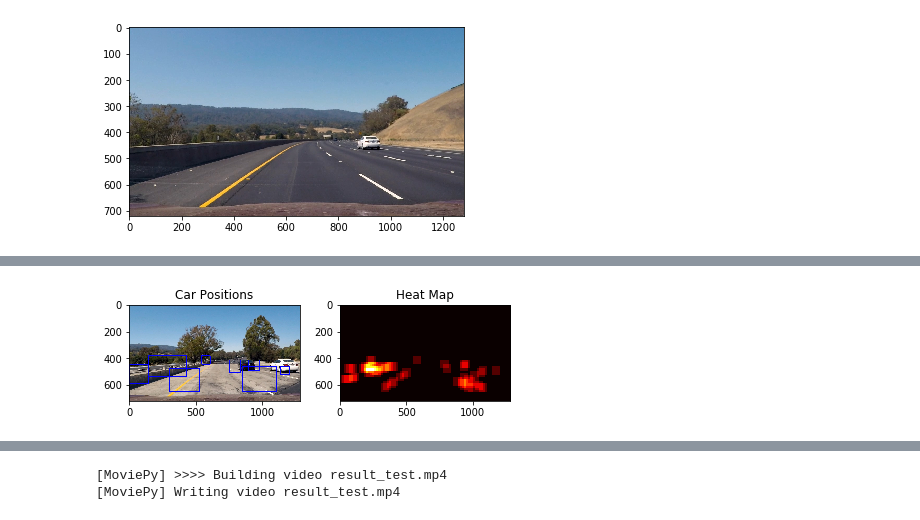
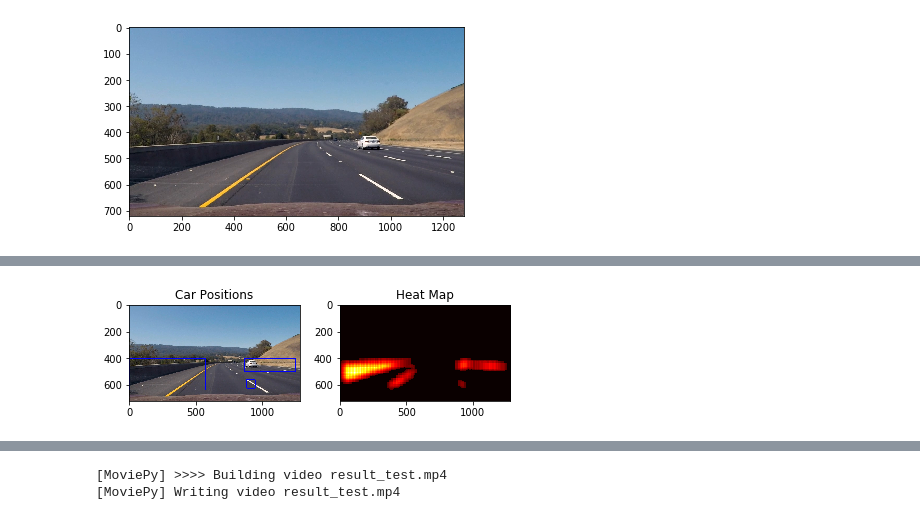
Before and after one commit to tiandiao123/Vehicle-Detection, a Jupyter notebook: Vehicle Detection.ipynb, the cells around one changed output, grey strips where cells are left out. Saved outputs shown, nothing was run; the diff lists cells and outputs as text; code cells hidden in the pictures.

```diff
--- a/Vehicle Detection.ipynb
+++ b/Vehicle Detection.ipynb
@@ -220,10 +220,10 @@ Test Accuracy of SVC =  0.9679
 # Define a function you will pass an image
 # and the list of windows to be searched (output of slide_windows())
 def search_windows(img, windows, clf, scaler, color_space='RGB',
-                    spatial_size=(32, 32), hist_bins=32,
+                    spatial_size=(16, 16), hist_bins=32,
                     hist_range=(0, 256), orient=9,
                     pix_per_cell=8, cell_per_block=2,
-                    hog_channel=0, spatial_feat=True,
+                    hog_channel='ALL', spatial_feat=True,
                     hist_feat=True, hog_feat=True):
 
     #1) Create an empty list to receive positive detection windows
@@ -258,13 +258,13 @@ def convert_color(img, conv='RGB2YCrCb'):
     if conv == 'RGB2LUV':
         return cv2.cvtColor(img, cv2.COLOR_RGB2LUV)
 # %%
-color_space = 'RGB'
-spatial_size = (32,32)
+color_space = 'HLS'
+spatial_size = (16,16)
 hist_bins = 32
 orient = 9
 pix_per_cell = 8
 cell_per_block = 2
-hog_channel = 0
+hog_channel = 'ALL'
 spatial_feat = True
 hist_feat = True
 hog_feat = True
@@ -277,10 +277,10 @@ def get_rectangle_cars(image):
     X_start_stop =[[None,None],[None,None],[None,None],[None,None]]
     #w0,w1,w2,w3 = 240,180,120,70
     #o0,o1,o2,o3 = 0.75,0.75,0.75,0.75
-    XY_window = [(64,64)]
-    XY_overlap = [(0.75,0.75)]
+    XY_window = [(70,70),[120,120],[64,64]]
+    XY_overlap = [(0.7,0.7),(0.7,0.7),(0.75,0.75)]
     #yi0,yi1,yi2,yi3 = 380,380,395,405
-    Y_start_stop =[[380,655]]
+    Y_start_stop =[[400,655],[400,655],[400,655]]
 
 
 
@@ -309,3 +307,6 @@ hot_windows,all_windows=get_rectangle_cars(test_image)
+# %%
+image_copy=np.copy(test_image)
+hot_windows,all_windows=get_rectangle_cars(image_copy)
 # %%
 draw_image = np.copy(test_image)
 window_img = draw_boxes(draw_image, hot_windows, color=(0, 0, 1), thick=4)
@@ -346,29 +347,29 @@ def draw_labeled_bboxes(img, labels):
     return img
 # %%
 from scipy.ndimage.measurements import label
-image = mpimg.imread('test_images/test1.jpg')
+image = mpimg.imread('test_images/test3.jpg')
 heat = np.zeros_like(image[:,:,0]).astype(np.float)
 box_list=hot_windows
 heat = add_heat(heat,box_list)
-heat = add_heat(heat,box_list)
+#heat = add_heat(heat,box_list)
 
 # Apply threshold to help remove false positives
-heat = apply_threshold(heat,1)
+heat = apply_threshold(heat,4)
 
 # Visualize the heatmap when displaying
 heatmap = np.clip(heat, 0, 255)
 
 # Find final boxes from heatmap using label function
 labels = label(heatmap)
 draw_img = draw_labeled_bboxes(np.copy(image), labels)
 
 fig = plt.figure()
 plt.subplot(121)
 plt.imshow(draw_img)
 plt.title('Car Positions')
 plt.subplot(122)
 plt.imshow(heatmap, cmap='hot')
 plt.title('Heat Map')
 fig.tight_layout()
 # %% [output]
-[figure, old version]
+[figure, new version]
```
Also changed, not shown: parts of 8 cells of this notebook, 3 other files.
